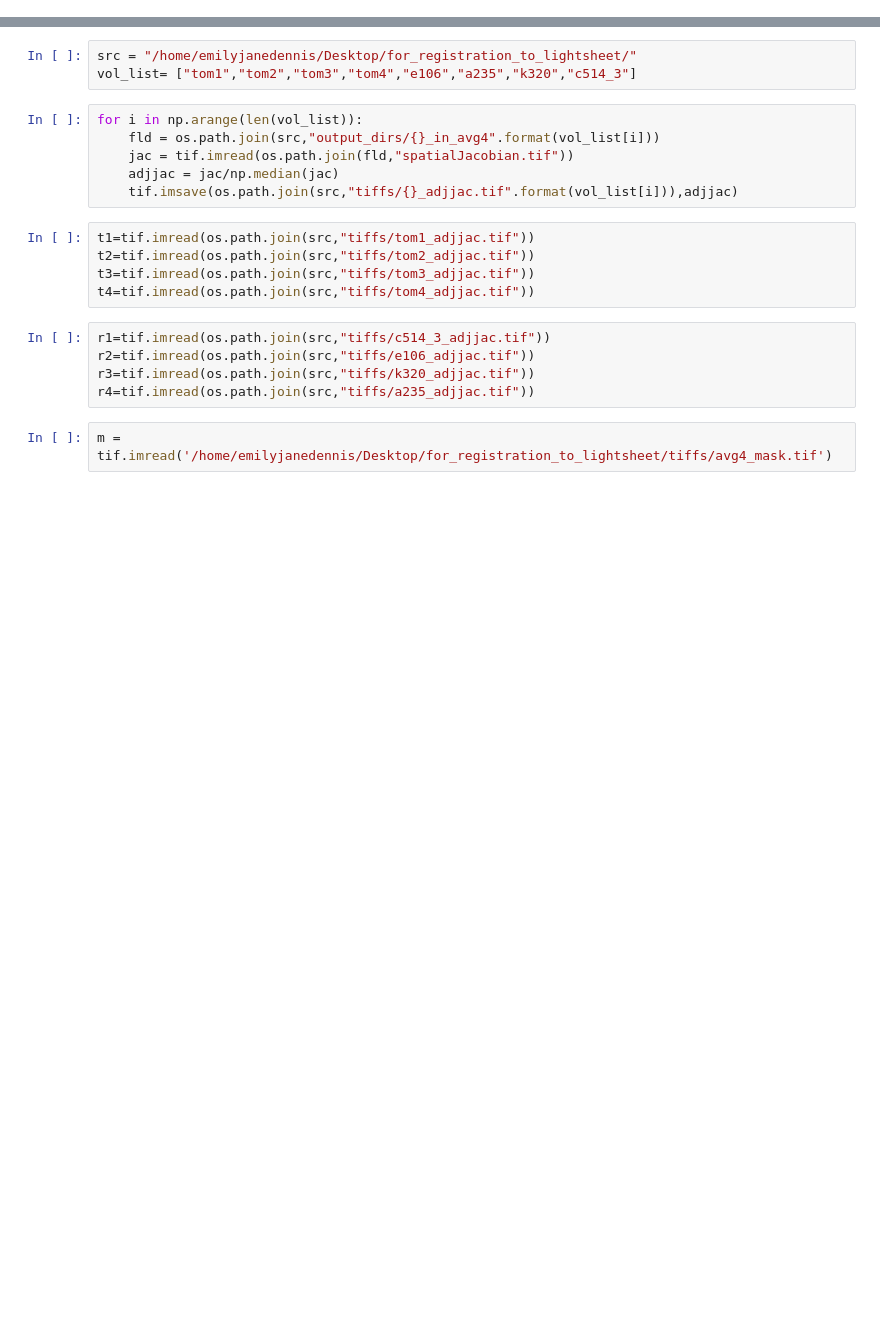
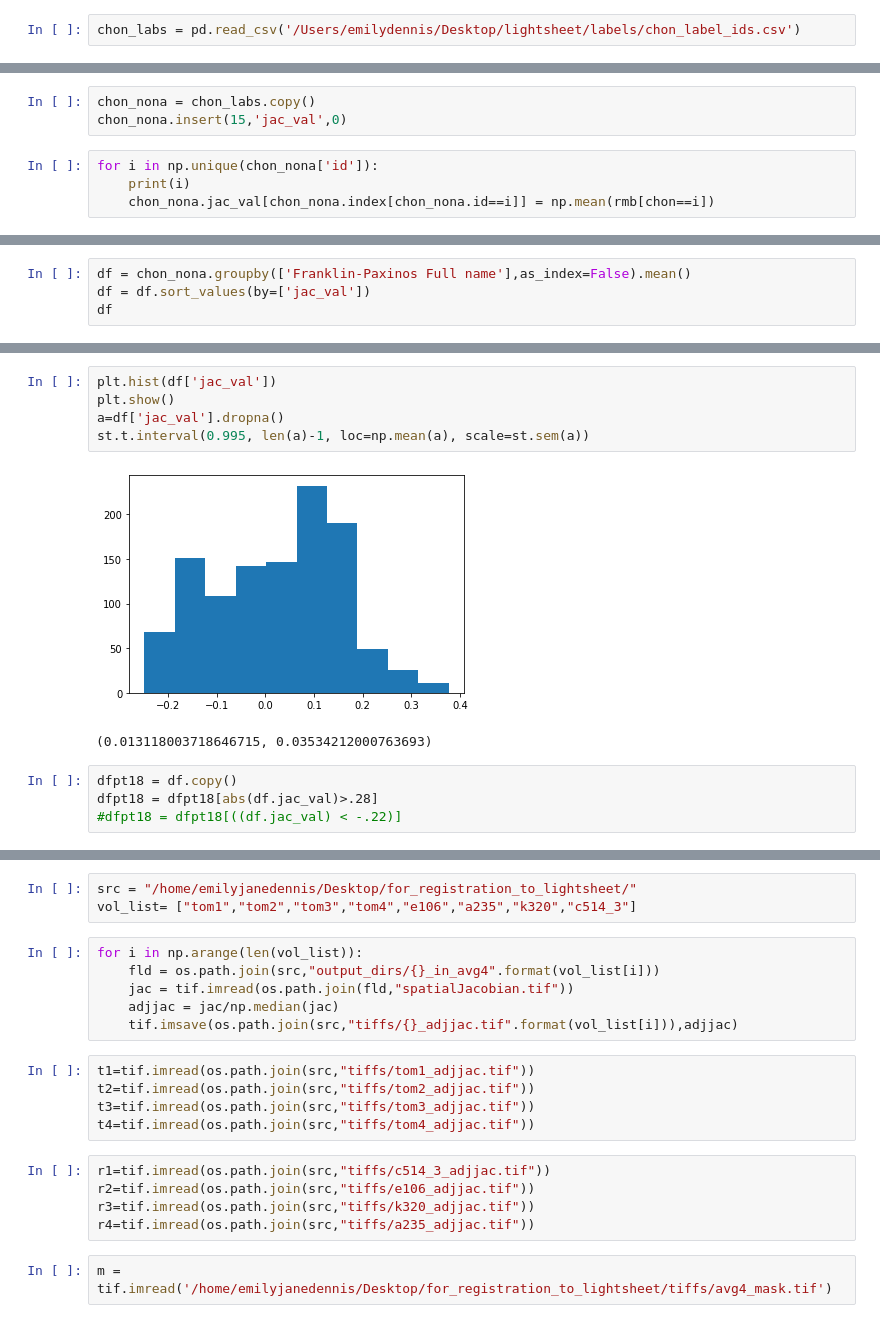
Before and after one commit to PrincetonUniversity/BrainPipe, a Jupyter notebook: tools/analysis/calculating_sexual-dimorphisms.ipynb, the cells around one changed output, grey strips where cells are left out. Saved outputs shown, nothing was run; the diff lists cells and outputs as text; blank space fills up the shorter version.

```diff
--- a/tools/analysis/calculating_sexual-dimorphisms.ipynb
+++ b/tools/analysis/calculating_sexual-dimorphisms.ipynb
@@ -14,0 +24,2 @@ from scipy import ndimage
+# %%
+chon_labs = pd.read_csv('/Users/emilydennis/Desktop/lightsheet/labels/chon_label_ids.csv')
@@ -14,0 +80,7 @@ from scipy import ndimage
+# %%
+chon_nona = chon_labs.copy()
+chon_nona.insert(15,'jac_val',0)
+# %%
+for i in np.unique(chon_nona['id']):
+    print(i)
+    chon_nona.jac_val[chon_nona.index[chon_nona.id==i]] = np.mean(rmb[chon==i])
@@ -14,0 +160,4 @@ from scipy import ndimage
+# %%
+df = chon_nona.groupby(['Franklin-Paxinos Full name'],as_index=False).mean()
+df = df.sort_values(by=['jac_val'])
+df
@@ -14,0 +178,12 @@ from scipy import ndimage
+# %%
+plt.hist(df['jac_val'])
+plt.show()
+a=df['jac_val'].dropna()
+st.t.interval(0.995, len(a)-1, loc=np.mean(a), scale=st.sem(a))
+# %% [output]
+[figure, added]
+(0.013118003718646715, 0.03534212000763693)
+# %%
+dfpt18 = df.copy()
+dfpt18 = dfpt18[abs(df.jac_val)>.28]
+#dfpt18 = dfpt18[((df.jac_val) < -.22)]
```
Also changed, not shown: parts of 28 cells of this notebook, 2 other files.
